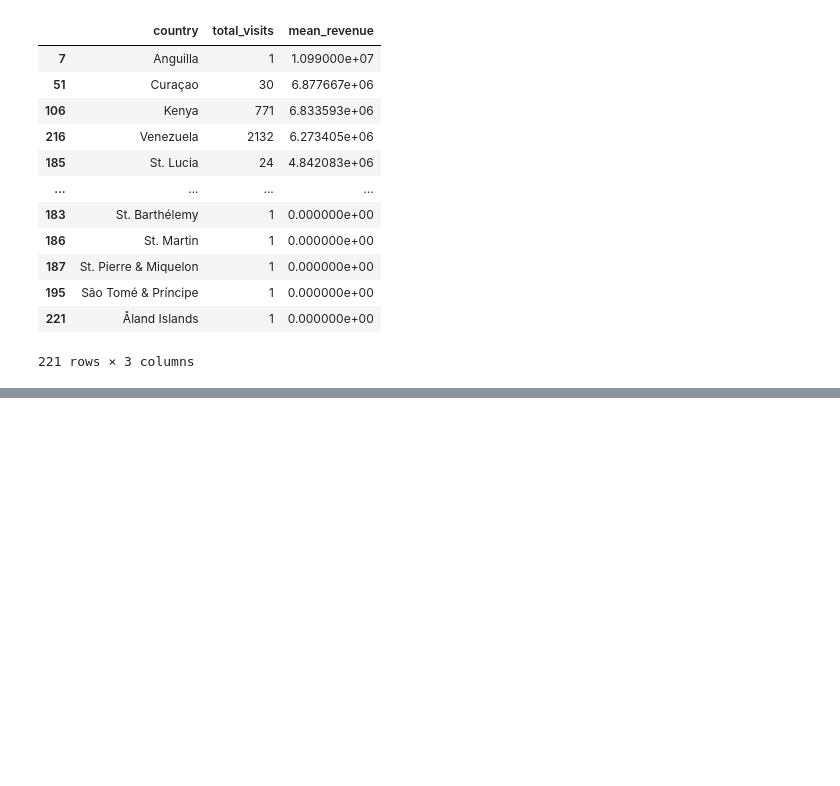
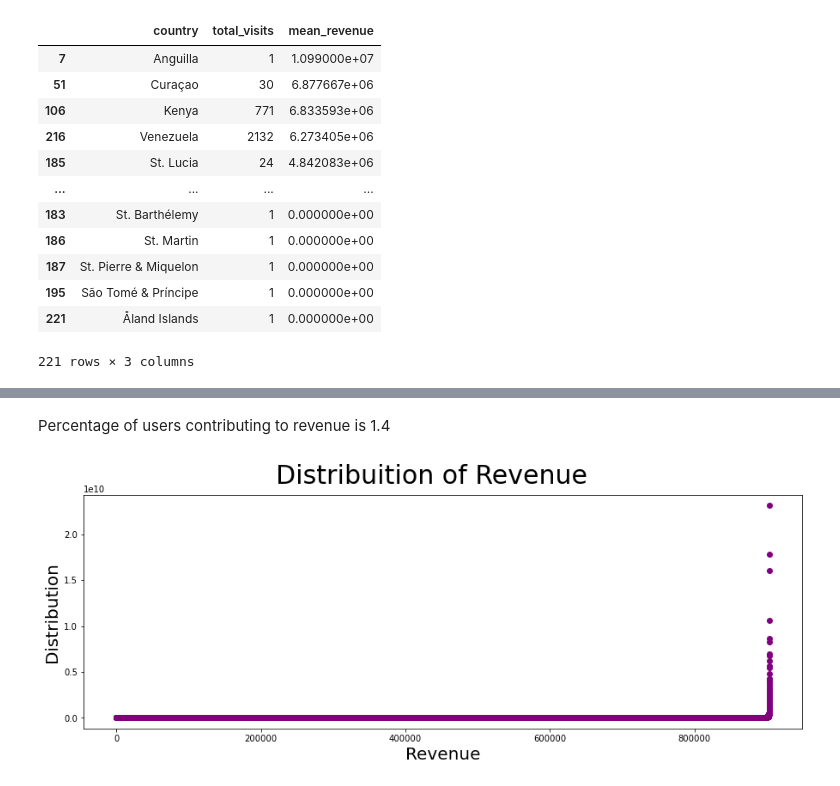
Before and after one commit to sherintm/GA-customer-revenue-analysis, a Jupyter notebook: GACustomerRevenueAnalysis.ipynb, the cells around one changed output, grey strips where cells are left out. Cells and saved outputs as stored; diff of their text form; code cells hidden in the pictures; blank space fills up the shorter version.

```diff
--- a/GACustomerRevenueAnalysis.ipynb
+++ b/GACustomerRevenueAnalysis.ipynb
@@ -362,0 +388,19 @@ visitor_totals_mean
+# %% [markdown]
+Percentage of users contributing to revenue is 1.4
+# %%
+fig = plt.figure(figsize=(15,5))
+plt.suptitle('Distribuition of Revenue', fontsize=30)
+
+# ax1 = fig.add_subplot(121)
+# _ = sns.distplot(np.log(df_train[df_train['totals.transactionRevenue'] > 0]["totals.transactionRevenue"]), bins=40,color='#e56b6f', ax=ax1)
+# _ = ax1.set_ylabel('Distribution', fontsize=20)
+# _ = ax1.set_xlabel('Transaction Revenue Log', fontsize=20)
+
+
+#ax2 = fig.add_subplot(122)
+plt.scatter(range(ga_data_clean.shape[0]), np.sort(ga_data_clean['totals.transactionRevenue'].values), color='purple')
+plt.ylabel('Distribution', fontsize=20)
+plt.xlabel('Revenue', fontsize=20)
+plt.savefig("RevenueDistribution.png")
+# %% [output]
+[figure, added]
```
Also changed, not shown: parts of 24 cells of this notebook, 2 other files.
